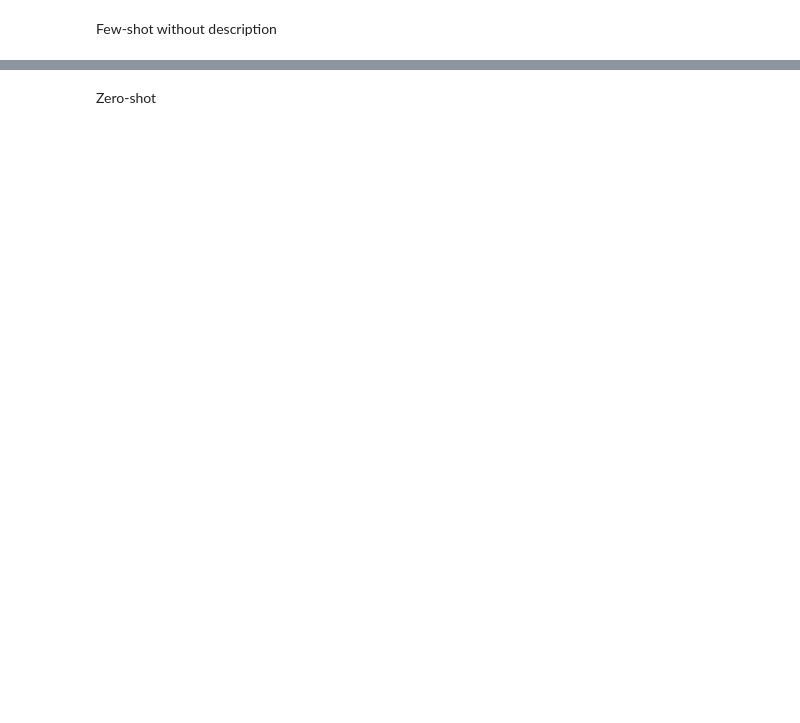
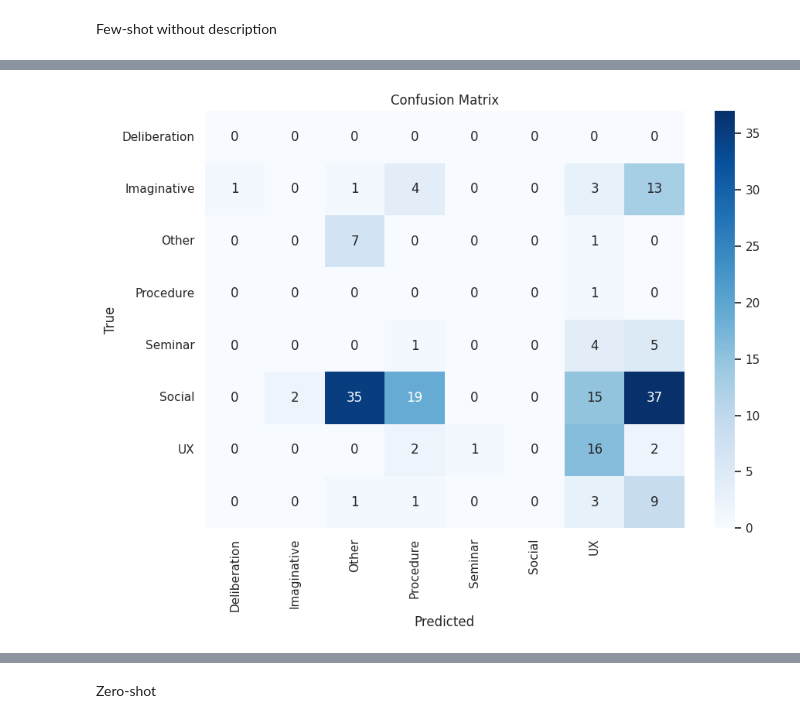
Before and after one commit to UL-FRI-NLP-2023-2024/ul-fri-nlp-course-project-azb, a Jupyter notebook: prompt_tuning/prompt_tuning.ipynb, the cells around one changed output, grey strips where cells are left out. Drawn from its saved outputs; the diff is of its cells as text; code cells hidden in the pictures; blank space fills up the shorter version.

```diff
--- a/prompt_tuning/prompt_tuning.ipynb
+++ b/prompt_tuning/prompt_tuning.ipynb
@@ -480,0 +614,4 @@ err_df
+# %%
+plot_confusion_matrix(actual_labels, predicted_labels)
+# %% [output]
+[figure, added]
```
Also changed, not shown: parts of 53 cells of this notebook, 15 other files.
